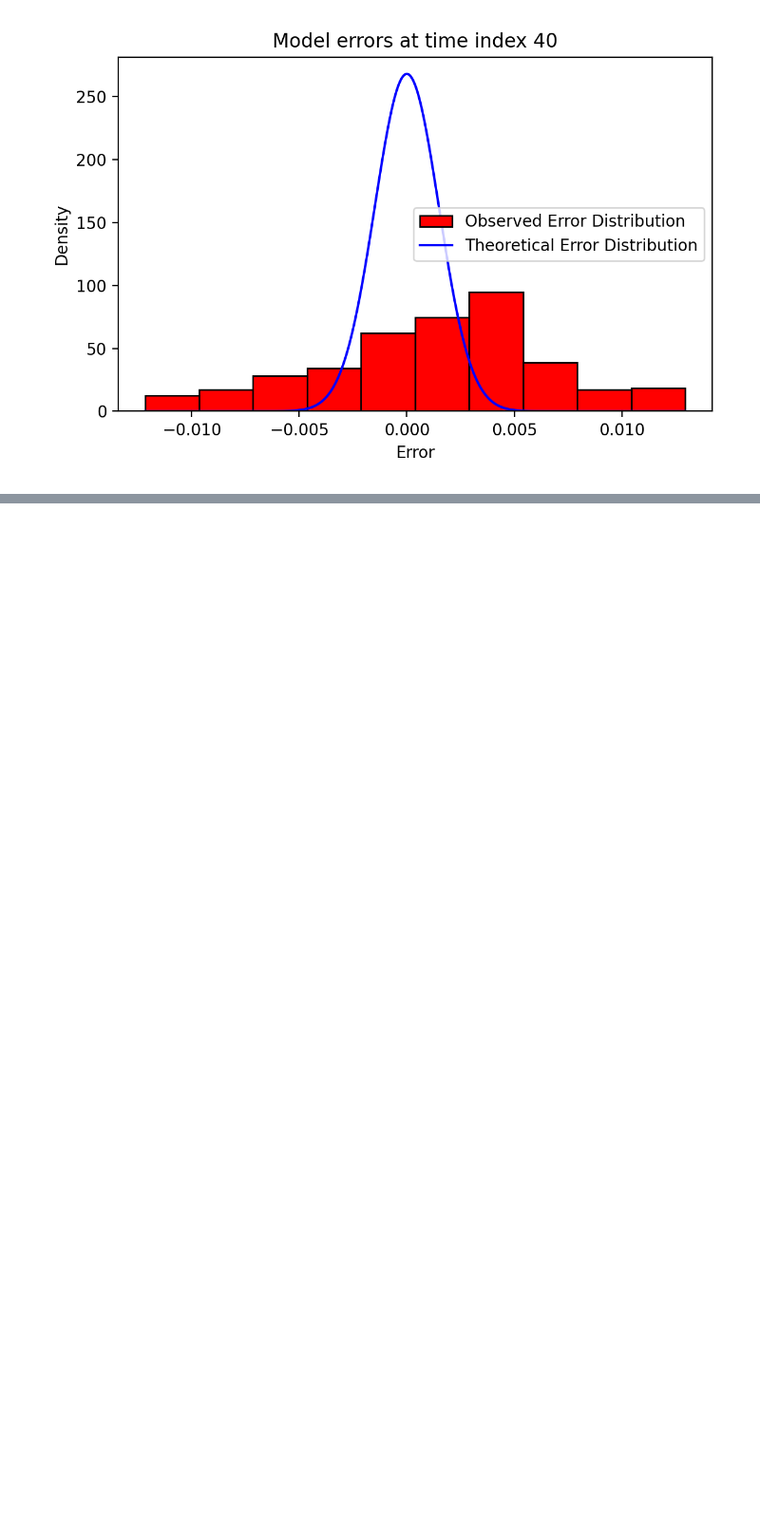
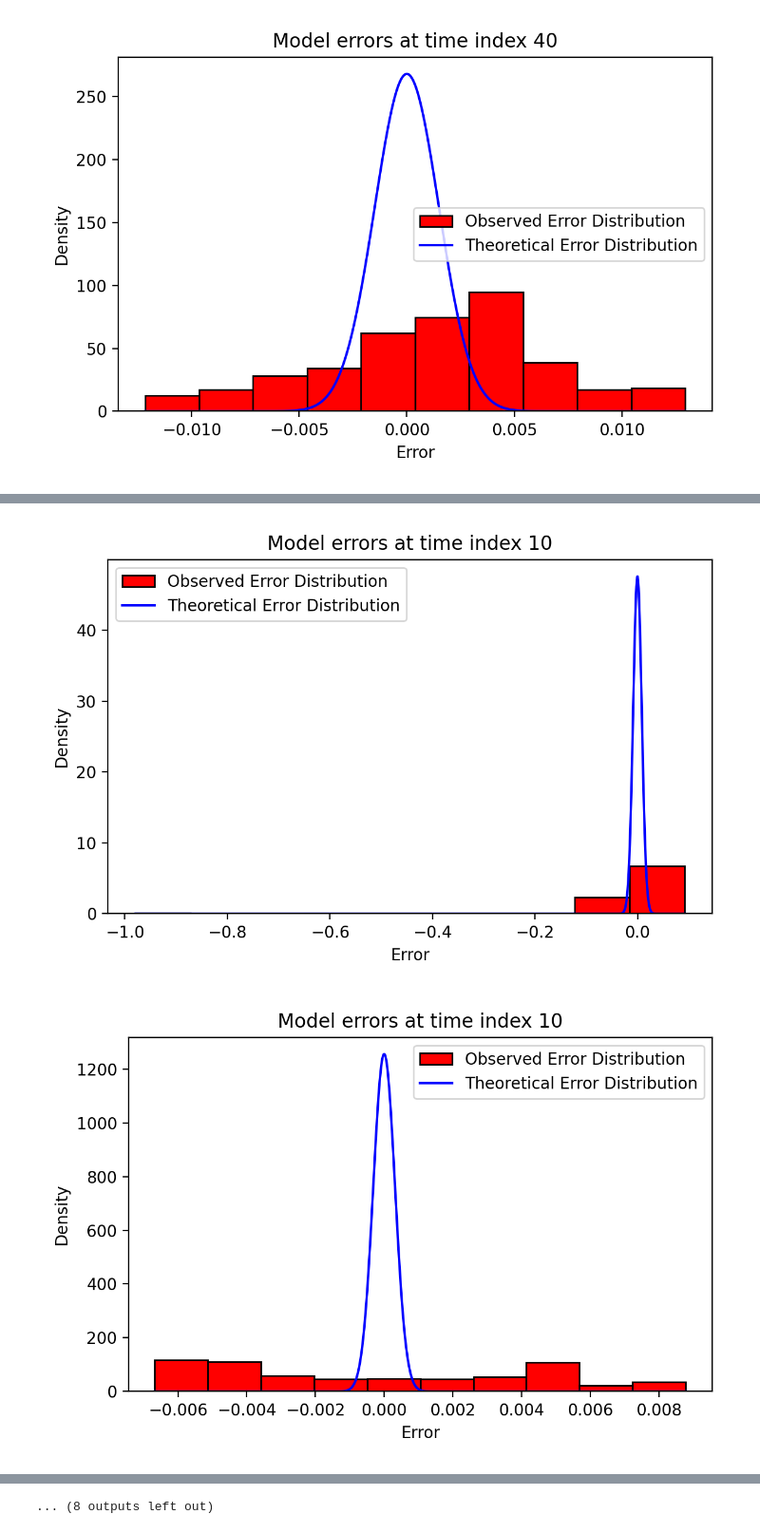
Before and after one commit to ethannaegele/active_operator_learning, a Jupyter notebook: AL_comparison.ipynb, the cells around one changed output, grey strips where cells are left out. Shown at 95% size. Drawn from its saved outputs; the diff is of its cells as text; code cells hidden in the pictures; blank space fills up the shorter version.

```diff
--- a/AL_comparison.ipynb
+++ b/AL_comparison.ipynb
@@ -1569,0 +1619,13 @@ for time_idx in time_index:
+# %%
+from IPython.display import Image, display
+run_id = "iutu1e7z"
+out_dir = "/scratch/tewaria_root/tewaria0/enaegele/active_operator_learning/plots/Burgers_plots/Burgers_mean_unc_power_acquisition_plots/error_histogram_plots"
+pde_name = "burgers"
+time_index = [10, 20, 30, 40]
+sample_index = [5, 6, 7, 8, 9]
+for time_idx in time_index:
+    for sample_idx in sample_index:
+        display(Image(f"{out_dir}/err_{pde_name}_hist_{run_id}_sample_index_{sample_idx}_time_index_{time_idx}.png"))
+# %% [output]
+[figure, added]
+[figure, added]
@@ -1569,0 +1642 @@ for time_idx in time_index:
+... (8 outputs left out)
```
Also changed, not shown: parts of 6 cells of this notebook.
